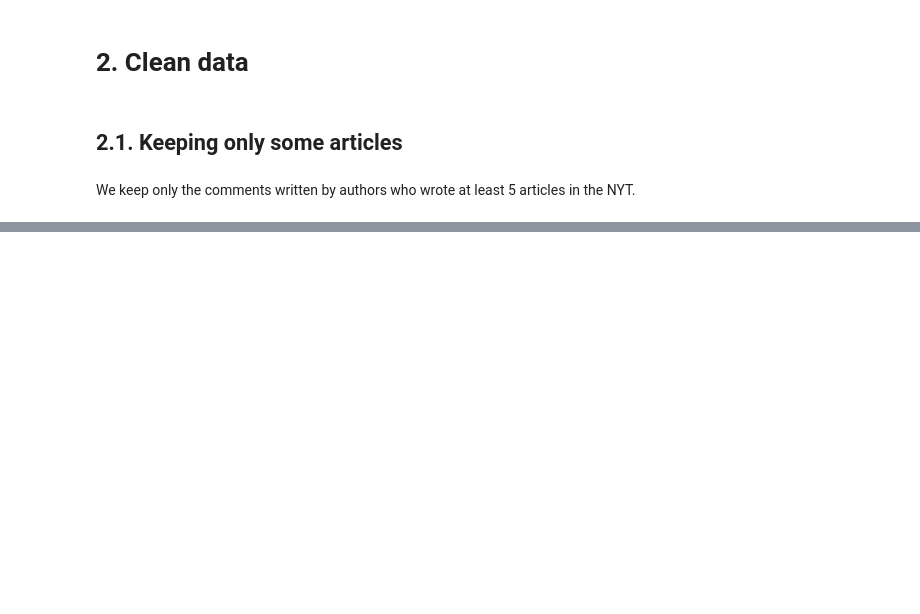
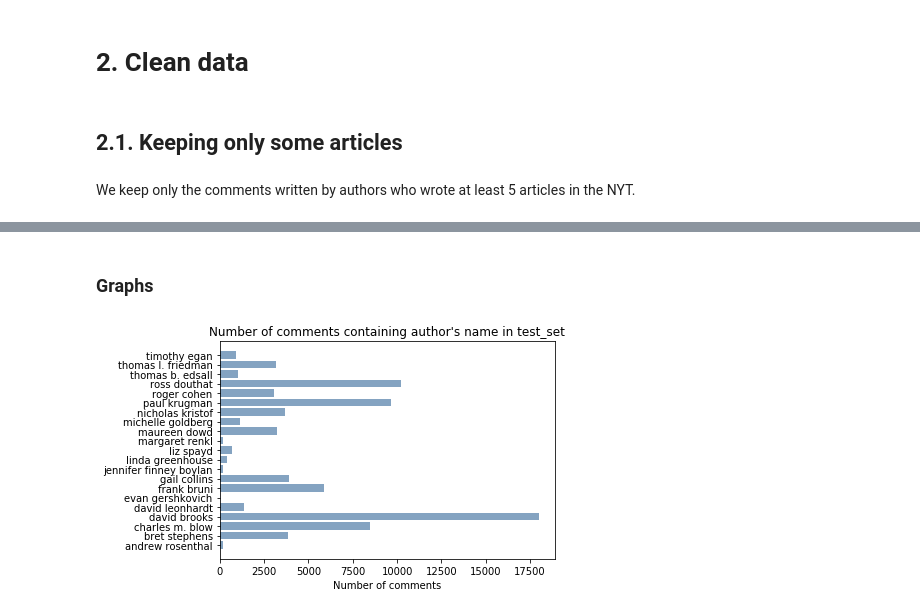
Before and after one commit to Naila-elh/NLP_NYT_comments, a Jupyter notebook: 1-clean-data.ipynb, the cells around one changed output, grey strips where cells are left out. Saved outputs shown, nothing was run; the diff lists cells and outputs as text; code cells hidden in the pictures; blank space fills up the shorter version.

```diff
--- a/1-clean-data.ipynb
+++ b/1-clean-data.ipynb
@@ -203,0 +322,23 @@ comments.to_csv(path_to_data+('df_clean.csv'), sep=';')
+# %%
+def nb_articles(df):
+    nb_comments_articles = df.groupby(('author','articleID')) \
+                                        .agg('count').reset_index()[['author','articleID','commentID']] \
+                                        .rename(columns={'commentID':'nb_comments'})
+    nb_comments_articles['author'] = nb_comments_articles['author'].apply(lambda x: x.lower())
+
+    nb_articles = nb_comments_articles.groupby('author').agg('count').reset_index()[['author','articleID']].rename(columns={'articleID':'nb_articles'})
+
+    nb_comments_articles=nb_comments_articles.groupby('author').agg('mean').reset_index().rename(columns={"nb_comments":'nb_comments_by_article'})
+
+    return nb_comments_articles, nb_articles
+# %%
+nb_comments_total, nb_articles_total = nb_articles(comments)
+nb_comments_test, nb_articles_test = nb_articles(test_set)
+# %%
+authors_statistics = pd.merge(authors_statistics, nb_articles_total, on="author").rename(columns={'nb_articles':'nb_articles_test'})
+authors_statistics = pd.merge(authors_statistics, nb_articles_total, on="author").rename(columns={'nb_articles':'nb_articles_total'})
+authors_statistics['articles_pct'] = authors_statistics['nb_articles_test']/authors_statistics['nb_articles_total']*100
+# %%
+authors_statistics = pd.merge(authors_statistics, nb_comments_test,on="author").rename(columns={'nb_comments_by_article':'nb_comments_by_article_test'})
+authors_statistics = pd.merge(authors_statistics, nb_comments_total,on="author").rename(columns={'nb_comments_by_article':'nb_comments_by_article_total'})
+authors_statistics['nb_comments_article_pct'] = authors_statistics['nb_comments_by_article_test']/authors_statistics['nb_comments_by_article_total']*100
@@ -203,0 +365,2 @@ comments.to_csv(path_to_data+('df_clean.csv'), sep=';')
+# %% [markdown]
+### Graphs
@@ -203,0 +369,7 @@ comments.to_csv(path_to_data+('df_clean.csv'), sep=';')
+# %%
+plt.barh(authors_statistics['author'], authors_statistics['ref_author'], color=(0.2, 0.4, 0.6, 0.6))
+plt.title("Number of comments containing author's name in test_set")
+plt.xlabel('Number of comments')
+plt.show()
+# %% [output]
+[figure, added]
```
Also changed, not shown: parts of 46 cells of this notebook.
